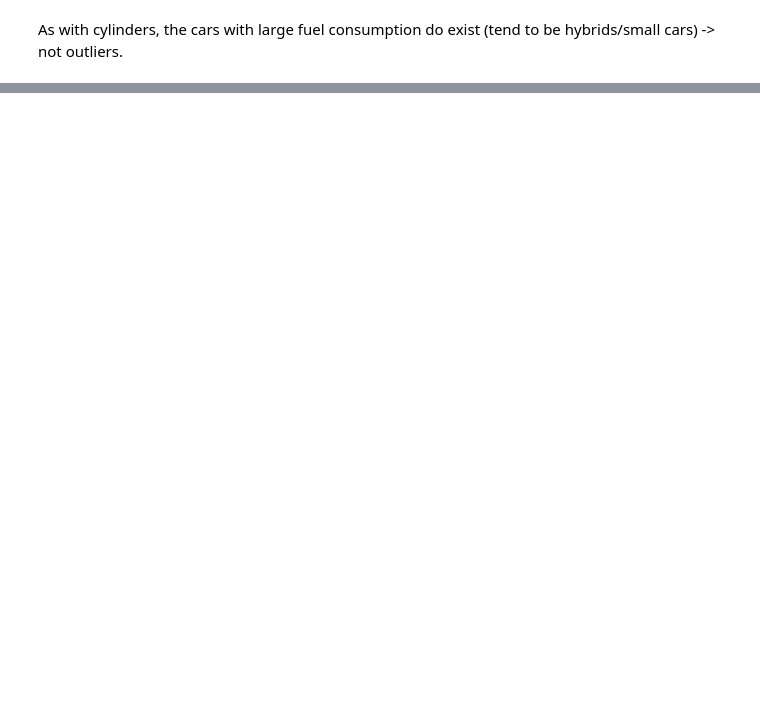
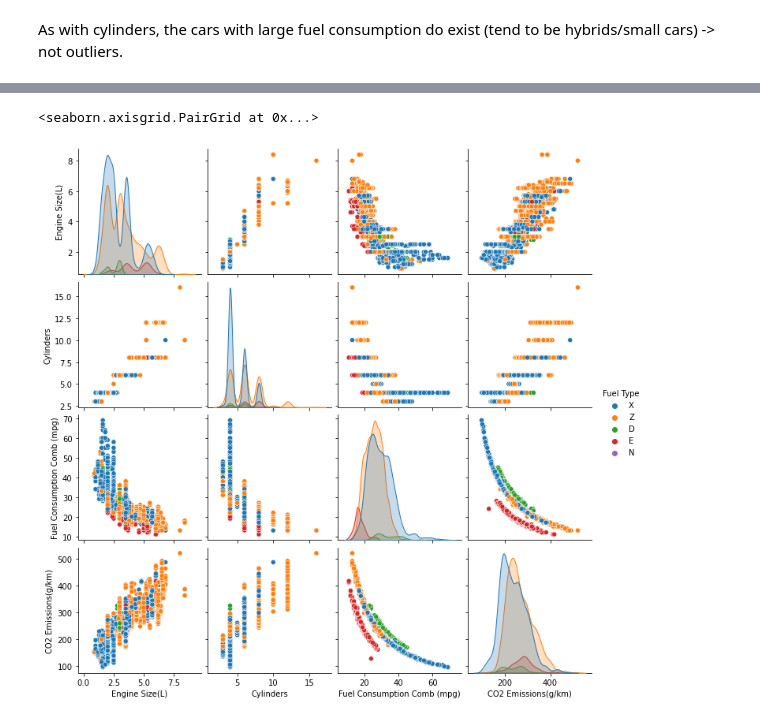
Before and after one commit to tbache/CO2_emissions_regression, a Jupyter notebook: CO2_emissions_regression.ipynb, the cells around one changed output, grey strips where cells are left out. Cells and saved outputs as stored; diff of their text form; code cells hidden in the pictures; blank space fills up the shorter version.

```diff
--- a/CO2_emissions_regression.ipynb
+++ b/CO2_emissions_regression.ipynb
@@ -223,0 +272,2 @@ As with cylinders, the cars with large fuel consumption do exist (tend to be hyb
+# %%
+emissions.drop(emissions[emissions['Fuel Type'] == 'N'].index, inplace=True)
@@ -223,0 +289,3 @@ As with cylinders, the cars with large fuel consumption do exist (tend to be hyb
+# %%
+emissions.drop(['Fuel Consumption City (L/100 km)', 'Fuel Consumption Hwy (L/100 km)', 'Fuel Consumption Comb (L/100 km)'],
+              axis=1, inplace=True)
@@ -223,0 +301,5 @@ As with cylinders, the cars with large fuel consumption do exist (tend to be hyb
+# %%
+sns.pairplot(emissions, hue='Fuel Type', hue_order='X Z D E N'.split())
+# %% [output]
+<seaborn.axisgrid.PairGrid at 0x...>
+[figure, added]
```
Also changed, not shown: parts of 49 cells of this notebook.
